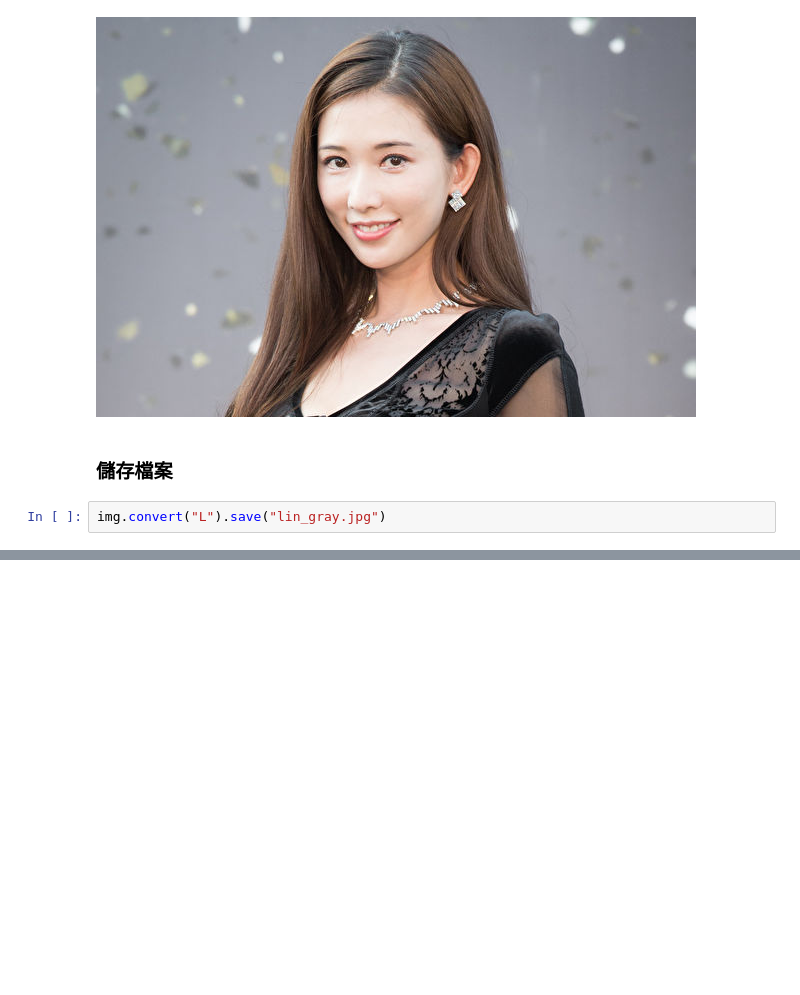
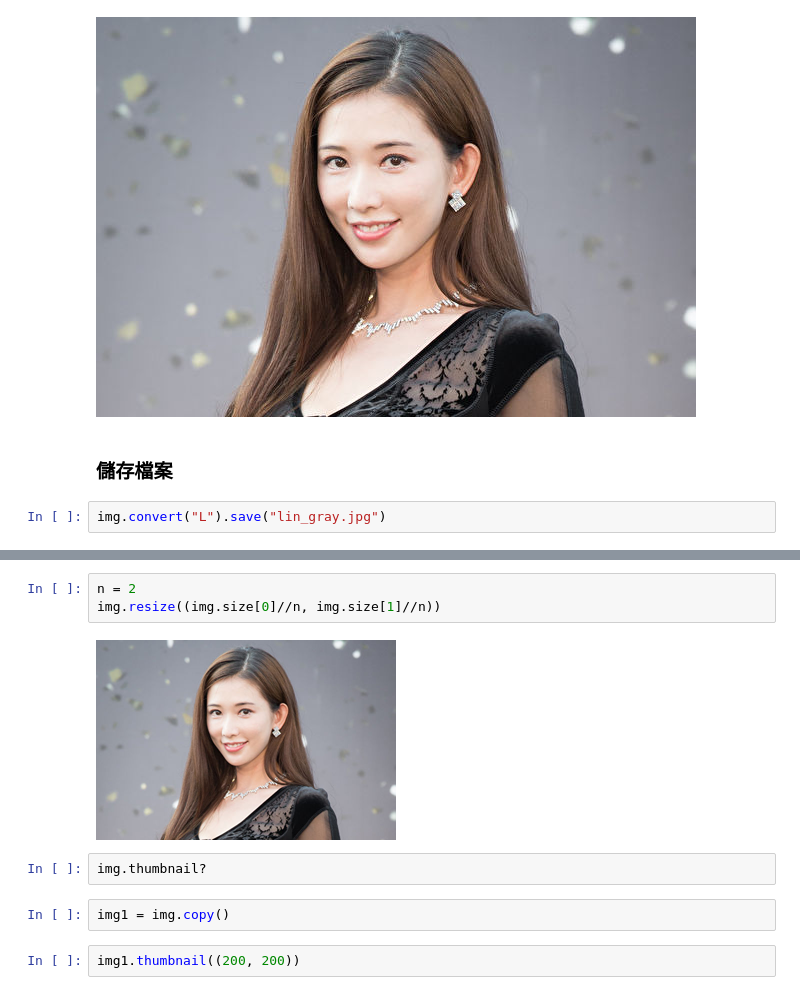
Before and after one commit to AlvisSu/20250312-, a Jupyter notebook: 20250402筆記.ipynb, the cells around one changed output, grey strips where cells are left out. Saved outputs shown, nothing was run; the diff lists cells and outputs as text; blank space fills up the shorter version.

```diff
--- a/20250402筆記.ipynb
+++ b/20250402筆記.ipynb
@@ -294,0 +318,11 @@ img.convert("L").save("lin_gray.jpg")
+# %%
+n = 2
+img.resize((img.size[0]//n, img.size[1]//n))
+# %% [output]
+[figure, added]
+# %%
+img.thumbnail?
+# %%
+img1 = img.copy()
+# %%
+img1.thumbnail((200, 200))
```
Also changed, not shown: parts of 15 cells of this notebook.
